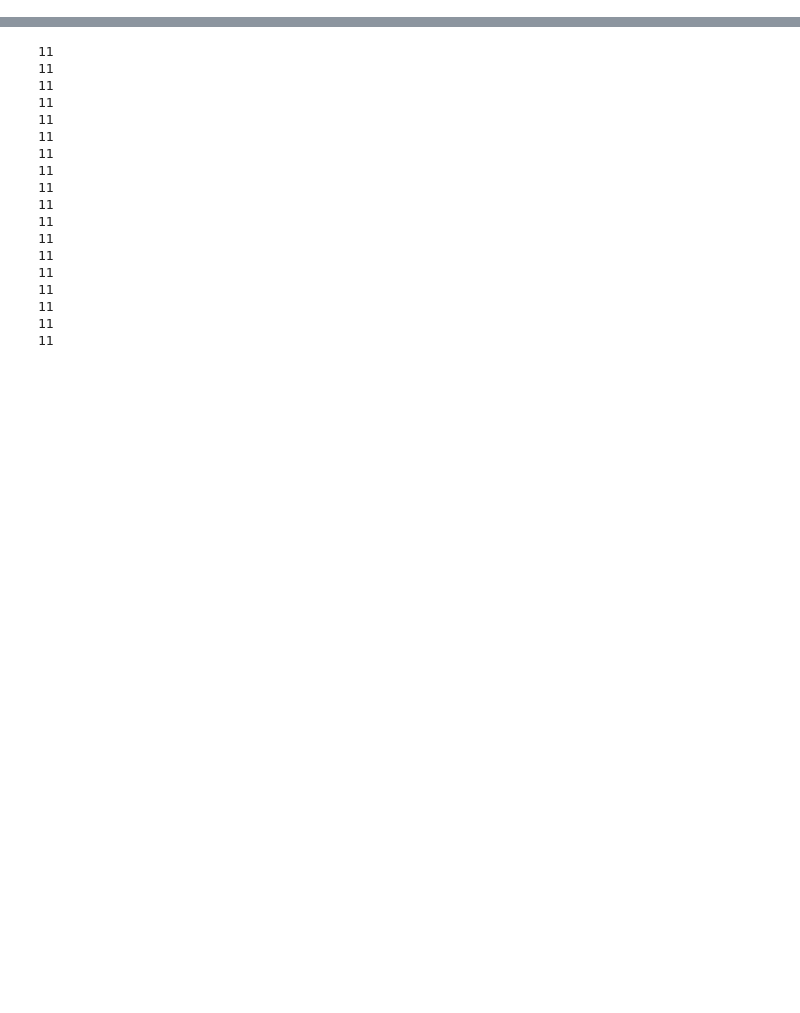
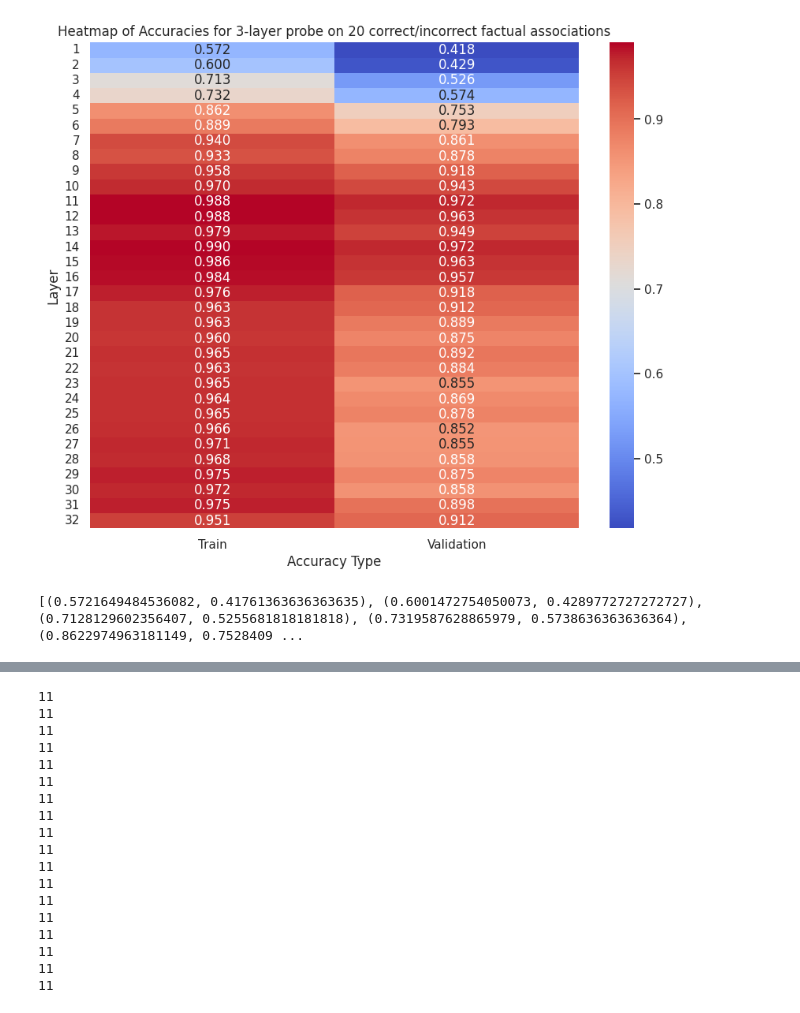
Before and after one commit to mileskwang/rome-prompt-injections, a Jupyter notebook: linear_probe_incorrect.ipynb, the cells around one changed output, grey strips where cells are left out. Drawn from its saved outputs; the diff is of its cells as text; code cells hidden in the pictures; blank space fills up the shorter version.

```diff
--- a/linear_probe_incorrect.ipynb
+++ b/linear_probe_incorrect.ipynb
@@ -0,0 +566,4 @@
+# %%
+print(len(accuracy))
+for layer in accuracy:
+    print(layer)
@@ -0,0 +650,14 @@
+# %%
+# Create probe datasets
+train_X_layers, train_y_layers = create_probe_dataset(train_dataset, model)
+val_X_layers, val_y_layers = create_probe_dataset(val_dataset, model)
+
+three_layers_accuracy = []
+loss_list = []
+# Train and validate a probe for each layer
+for layer in range(32):
+    print(f"Training and validating probe for layer {layer}...")
+    input_dim = train_X_layers[layer].shape[1]
+    loss, train_acc, val_acc = train_and_validate_probe(train_X_layers[layer], train_y_layers[layer], val_X_layers[layer], val_y_layers[layer], input_dim)
+    three_layers_accuracy.append((train_acc, val_acc))
+    loss_list.append(loss)
@@ -0,0 +682,8 @@
+# %%
+plot_heatmap(three_layers_accuracy, "3-layer probe", "20 correct/incorrect factual associations")
+# %% [output]
+[figure, added]
+# %%
+print(three_layers_accuracy)
+# %% [output]
+[(0.5721649484536082, 0.41761363636363635), (0.6001472754050073, 0.4289772727272727), (0.7128129602356407, 0.5255681818181818), (0.7319587628865979, 0.5738636363636364), (0.8622974963181149, 0.7528409 ...
```
Also changed, not shown: parts of 94 cells of this notebook.
